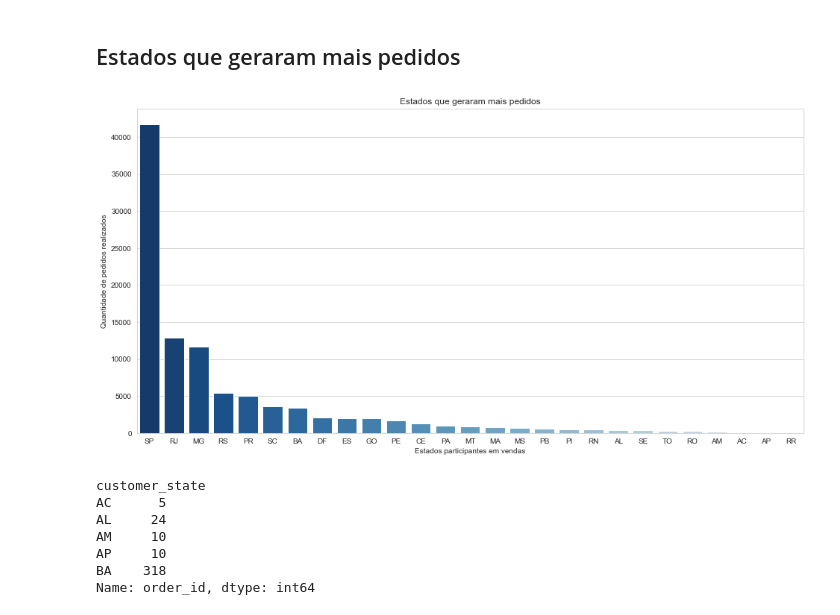
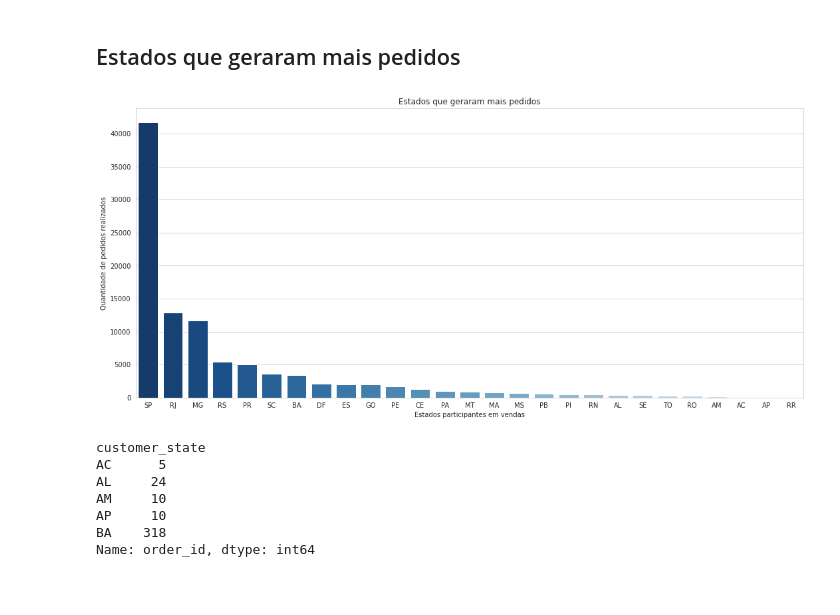
Before and after one commit to itimes-digital/olist_analise, a Jupyter notebook: olist_analise_de_negocio.ipynb, the cells around one changed output. Cells and saved outputs as stored; diff of their text form; code cells hidden in the pictures; blank space fills up the shorter version.

```diff
--- a/olist_analise_de_negocio.ipynb
+++ b/olist_analise_de_negocio.ipynb
@@ -936,21 +910,21 @@ Name: order_id, dtype: int64
 # %%
 sns.set_style("whitegrid")
 
-plt.figure(figsize=(16,8))
+plt.figure(figsize=(18,8))
 plt.title("Estados que geraram mais pedidos")
 
 ds_cidade_pedido = ds_cidade_pedido.sort_values(ascending=False)
 sns.barplot(x=ds_cidade_pedido.index,
             y=ds_cidade_pedido.values,
             palette=sns.color_palette("Blues_r", n_colors=len(ds_cidade_pedido) + 4)).set(
     xlabel='Estados participantes em vendas',
     ylabel='Quantidade de pedidos realizados'
 )
 locs, labels = plt.xticks()
 plt.setp(labels, rotation=0, horizontalalignment='center')
 plt.show()
 # %% [output]
-[figure, old version]
+[figure, new version]
 # %%
 ds_cliente_pedido = ds_pedidos_itens_unicos.query('qt_item > 1.0').groupby('customer_state')['order_id'].count()
 ds_cliente_pedido.reset_index()
```
Also changed, not shown: parts of 71 cells of this notebook.
